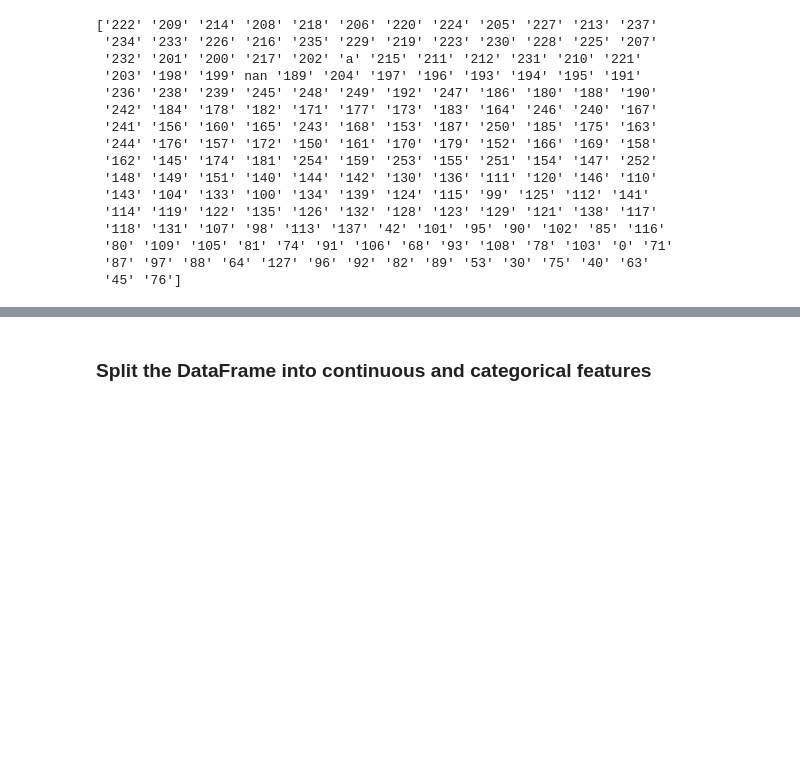
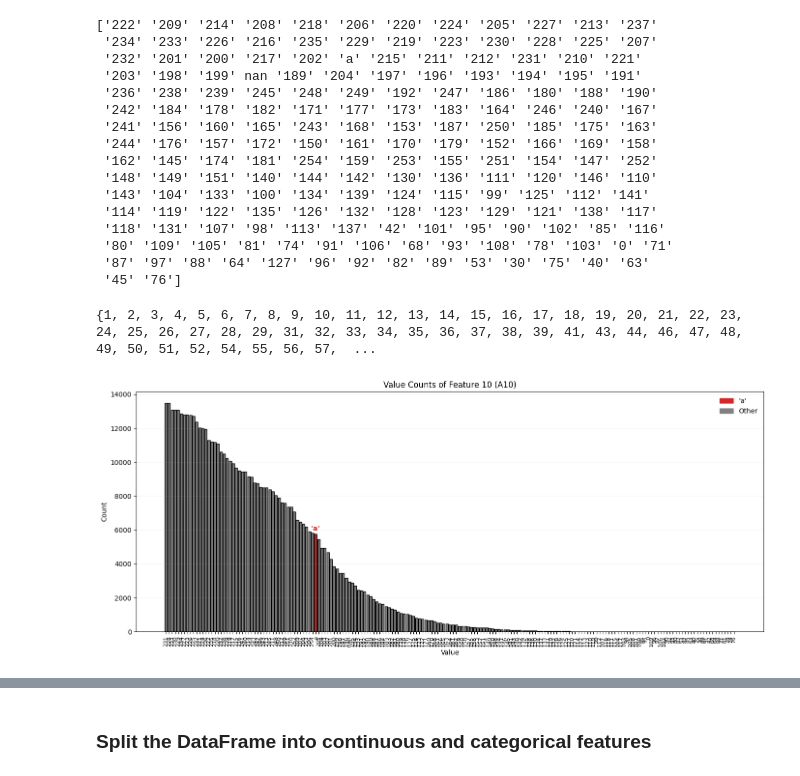
Before and after one commit to Voltzz9/ml441_assignments, a Jupyter notebook: assign1/ml441_assign1_26296918.ipynb, the cells around one changed output, grey strips where cells are left out. Saved outputs shown, nothing was run; the diff lists cells and outputs as text; code cells hidden in the pictures; blank space fills up the shorter version.

Commit message:
Add most of missing features

```diff
--- a/assign1/ml441_assign1_26296918.ipynb
+++ b/assign1/ml441_assign1_26296918.ipynb
@@ -194,3 +201,49 @@ print(df.iloc[:, 9].unique())
  '80' '109' '105' '81' '74' '91' '106' '68' '93' '108' '78' '103' '0' '71'
  '87' '97' '88' '64' '127' '96' '92' '82' '89' '53' '30' '75' '40' '63'
  '45' '76']
+# %%
+# investigate what is the likely value of a
+
+# Get unique numeric values (ignoring 'a' and NaN)
+vals = pd.to_numeric(df.iloc[:, 9], errors='coerce').dropna().astype(int).unique()
+
+# Find missing numbers in 0–255
+missing = set(range(256)) - set(vals)
+
+print(missing)
+# %% [output]
+{1, 2, 3, 4, 5, 6, 7, 8, 9, 10, 11, 12, 13, 14, 15, 16, 17, 18, 19, 20, 21, 22, 23, 24, 25, 26, 27, 28, 29, 31, 32, 33, 34, 35, 36, 37, 38, 39, 41, 43, 44, 46, 47, 48, 49, 50, 51, 52, 54, 55, 56, 57,  ...
+# %%
+# bar plot of A10 highlighting the value 'a'
+feature = df.columns[9]
+series = df[feature]
+value_counts = series.value_counts(dropna=False)
+
+import matplotlib.patches as mpatches
+colors = ['tab:red' if str(idx) == 'a' else 'grey' for idx in value_counts.index]
+
+plt.figure(figsize=(14, 6))
+plt.bar([str(x) for x in value_counts.index], value_counts.values, color=colors, edgecolor='black')
+plt.xlabel('Value')
+plt.ylabel('Count')
+plt.title(f'Value Counts of Feature {feature+1} (A10)')
+plt.grid(axis='y', alpha=0.15)
+plt.xticks(rotation=90, fontsize=8)
+
+# Annotate the 'a' bar if present
+if 'a' in value_counts.index:
+    idx = list(value_counts.index).index('a')
+    plt.annotate("'a'", (idx, value_counts.values[idx]), xytext=(0, 5), textcoords='offset points',
+                 ha='center', color='tab:red', fontweight='bold')
+
+legend_handles = []
+if 'a' in value_counts.index:
+    legend_handles.append(mpatches.Patch(color='tab:red', label="'a'"))
+legend_handles.append(mpatches.Patch(color='grey', label='Other'))
+plt.legend(handles=legend_handles, frameon=False)
+
+plt.tight_layout()
+plt.savefig(f'report/images/{feature+1}_barplot.pdf', dpi=300)
+plt.show()
+# %% [output]
+[figure, added]
```
Also changed, not shown: parts of 51 cells of this notebook, 14 other files.
